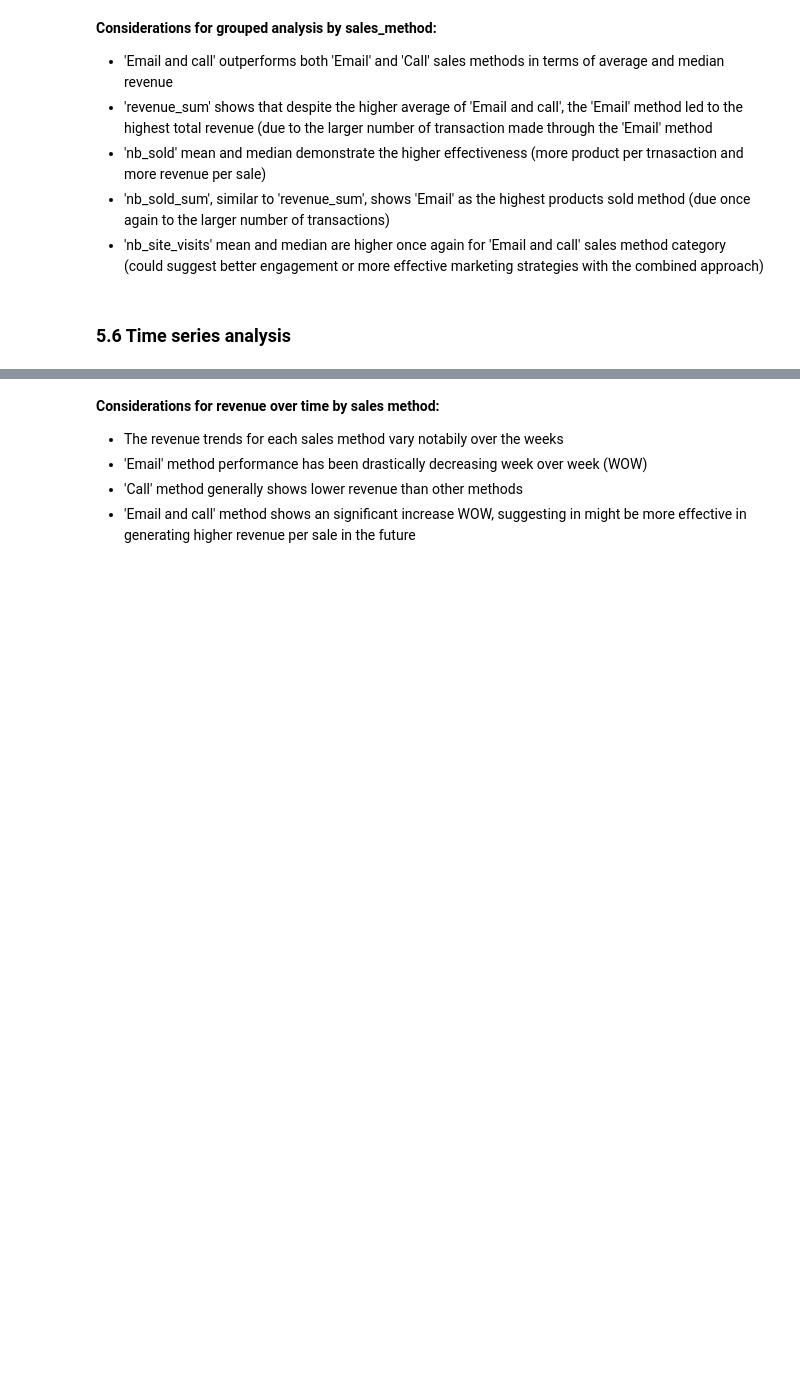
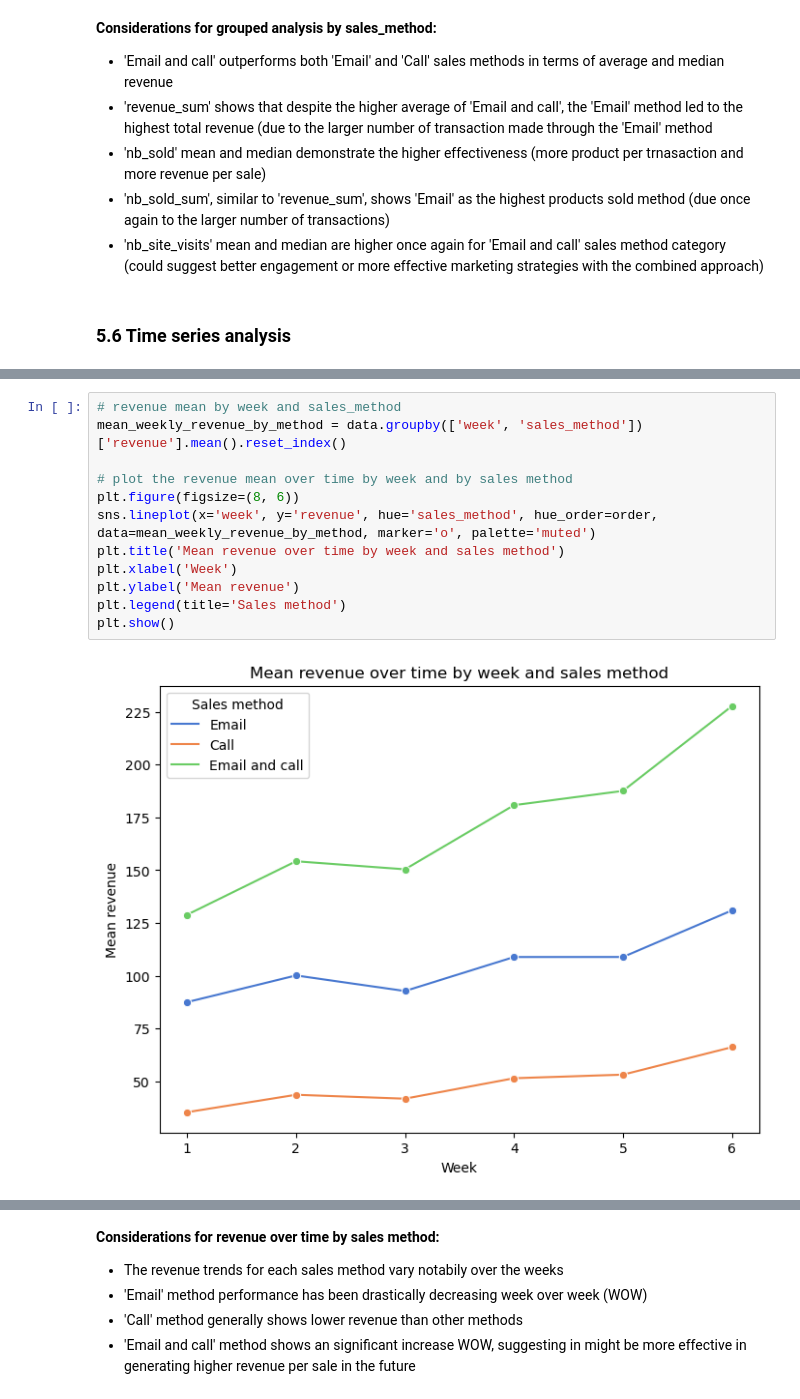
Before and after one commit to mikjf/datacamp_data_analyst_professional_python, a Jupyter notebook: exam_product_sales_analysis.ipynb, the cells around one changed output, grey strips where cells are left out. Drawn from its saved outputs; the diff is of its cells as text; blank space fills up the shorter version.

```diff
--- a/exam_product_sales_analysis.ipynb
+++ b/exam_product_sales_analysis.ipynb
@@ -959,0 +960,14 @@ plt.show()
+# %%
+# revenue mean by week and sales_method
+mean_weekly_revenue_by_method = data.groupby(['week', 'sales_method'])['revenue'].mean().reset_index()
+
+# plot the revenue mean over time by week and by sales method
+plt.figure(figsize=(8, 6))
+sns.lineplot(x='week', y='revenue', hue='sales_method', hue_order=order, data=mean_weekly_revenue_by_method, marker='o', palette='muted')
+plt.title('Mean revenue over time by week and sales method')
+plt.xlabel('Week')
+plt.ylabel('Mean revenue')
+plt.legend(title='Sales method')
+plt.show()
+# %% [output]
+[figure, added]
```
Also changed, not shown: parts of 26 cells of this notebook.
